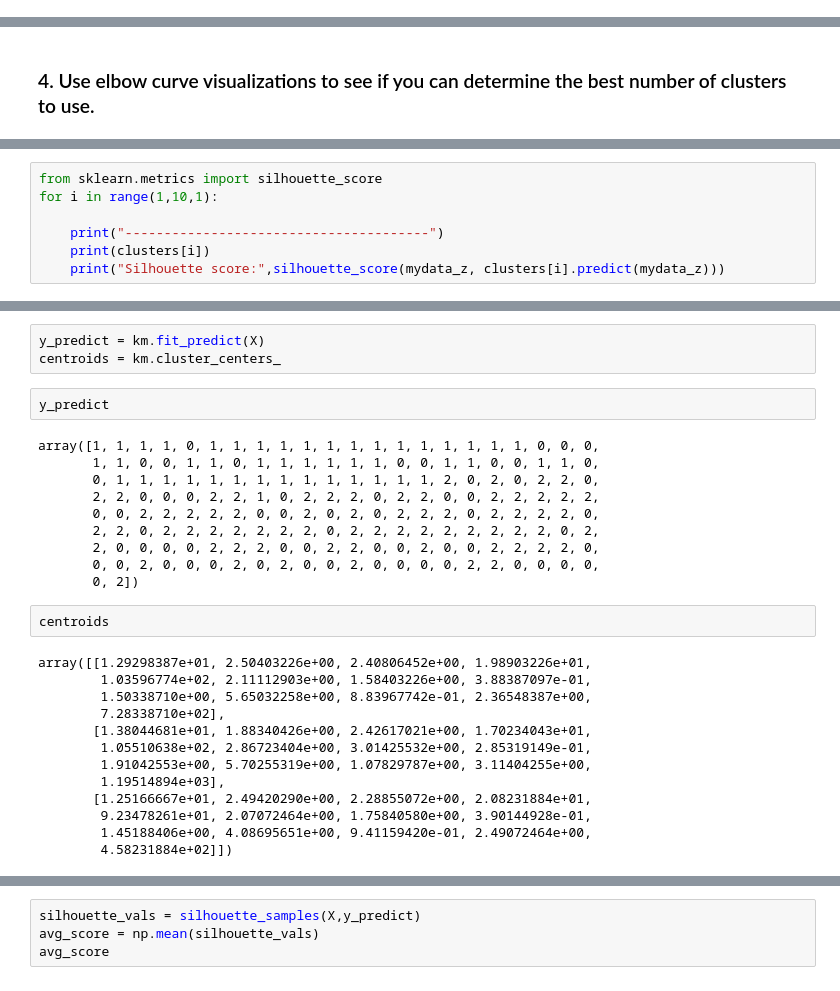
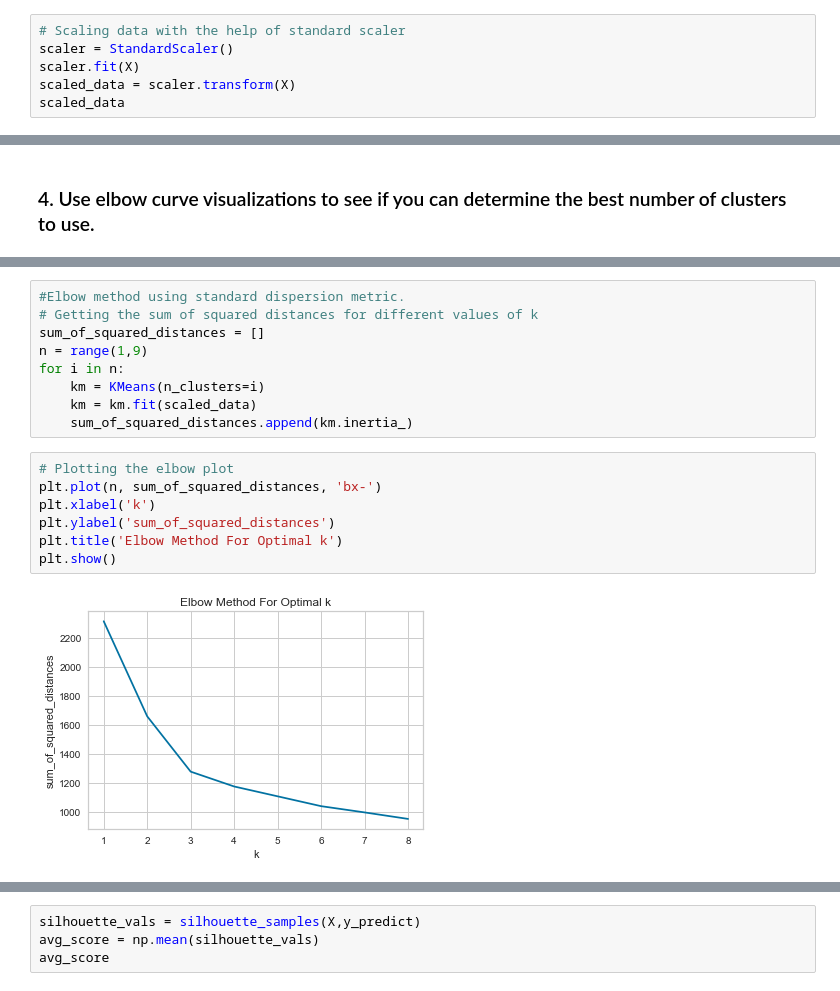
Before and after one commit to Ironhack-Data-Madrid-Febrero-2021/lab-unsupervised-learning-evaluation, a Jupyter notebook: your-code/main.ipynb, the cells around one changed output, grey strips where cells are left out. Saved outputs shown, nothing was run; the diff lists cells and outputs as text.

```diff
--- a/your-code/main.ipynb
+++ b/your-code/main.ipynb
@@ -29,0 +122,6 @@ X.head()
+# %%
+# Scaling data with the help of standard scaler
+scaler = StandardScaler()
+scaler.fit(X)
+scaled_data = scaler.transform(X)
+scaled_data
@@ -104,7 +189,0 @@ plt.show()
-# %%
-from sklearn.metrics import silhouette_score
-for i in range(1,10,1):
-
-    print("---------------------------------------")
-    print(clusters[i])
-    print("Silhouette score:",silhouette_score(mydata_z, clusters[i].predict(mydata_z)))
@@ -130,30 +190,18 @@ IndexError: list index out of range
-# %%
-y_predict = km.fit_predict(X)
-centroids = km.cluster_centers_
-# %%
-y_predict
-# %% [output]
-array([1, 1, 1, 1, 0, 1, 1, 1, 1, 1, 1, 1, 1, 1, 1, 1, 1, 1, 1, 0, 0, 0,
-       1, 1, 0, 0, 1, 1, 0, 1, 1, 1, 1, 1, 1, 0, 0, 1, 1, 0, 0, 1, 1, 0,
-       0, 1, 1, 1, 1, 1, 1, 1, 1, 1, 1, 1, 1, 1, 1, 2, 0, 2, 0, 2, 2, 0,
-       2, 2, 0, 0, 0, 2, 2, 1, 0, 2, 2, 2, 0, 2, 2, 0, 0, 2, 2, 2, 2, 2,
-       0, 0, 2, 2, 2, 2, 2, 0, 0, 2, 0, 2, 0, 2, 2, 2, 0, 2, 2, 2, 2, 0,
-       2, 2, 0, 2, 2, 2, 2, 2, 2, 2, 0, 2, 2, 2, 2, 2, 2, 2, 2, 2, 0, 2,
-       2, 0, 0, 0, 0, 2, 2, 2, 0, 0, 2, 2, 0, 0, 2, 0, 0, 2, 2, 2, 2, 0,
-       0, 0, 2, 0, 0, 0, 2, 0, 2, 0, 0, 2, 0, 0, 0, 0, 2, 2, 0, 0, 0, 0,
-       0, 2])
-# %%
-centroids
-# %% [output]
-array([[1.29298387e+01, 2.50403226e+00, 2.40806452e+00, 1.98903226e+01,
-        1.03596774e+02, 2.11112903e+00, 1.58403226e+00, 3.88387097e-01,
-        1.50338710e+00, 5.65032258e+00, 8.83967742e-01, 2.36548387e+00,
-        7.28338710e+02],
-       [1.38044681e+01, 1.88340426e+00, 2.42617021e+00, 1.70234043e+01,
-        1.05510638e+02, 2.86723404e+00, 3.01425532e+00, 2.85319149e-01,
-        1.91042553e+00, 5.70255319e+00, 1.07829787e+00, 3.11404255e+00,
-        1.19514894e+03],
-       [1.25166667e+01, 2.49420290e+00, 2.28855072e+00, 2.08231884e+01,
-        9.23478261e+01, 2.07072464e+00, 1.75840580e+00, 3.90144928e-01,
-        1.45188406e+00, 4.08695651e+00, 9.41159420e-01, 2.49072464e+00,
-        4.58231884e+02]])
+# %%
+#Elbow method using standard dispersion metric.
+# Getting the sum of squared distances for different values of k
+sum_of_squared_distances = []
+n = range(1,9)
+for i in n:
+    km = KMeans(n_clusters=i)
+    km = km.fit(scaled_data)
+    sum_of_squared_distances.append(km.inertia_)
+# %%
+# Plotting the elbow plot
+plt.plot(n, sum_of_squared_distances, 'bx-')
+plt.xlabel('k')
+plt.ylabel('sum_of_squared_distances')
+plt.title('Elbow Method For Optimal k')
+plt.show()
+# %% [output]
+[figure, added]
```
Also changed, not shown: parts of 28 cells of this notebook.
